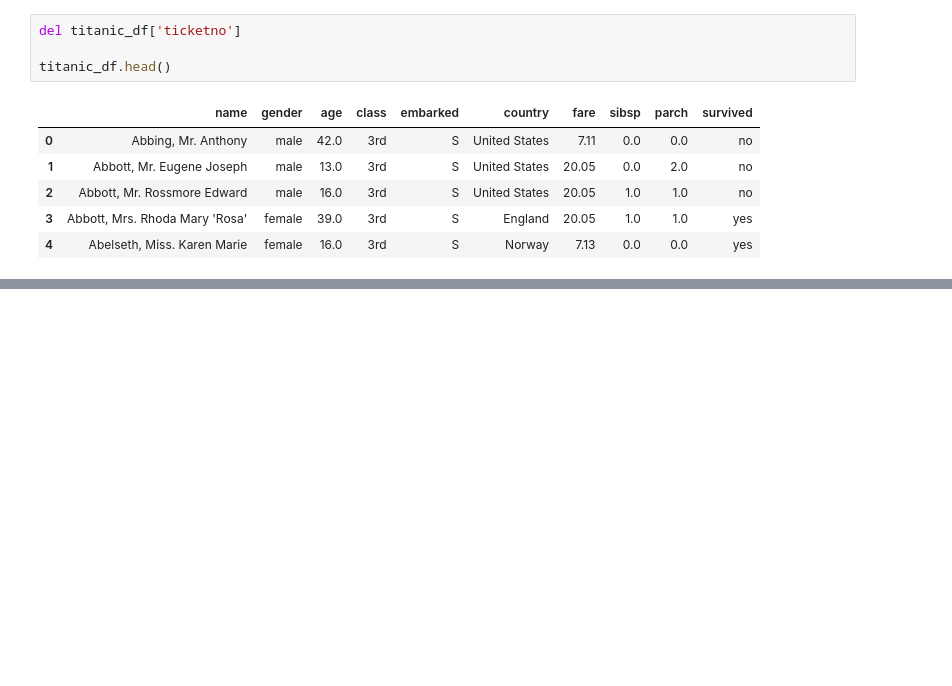
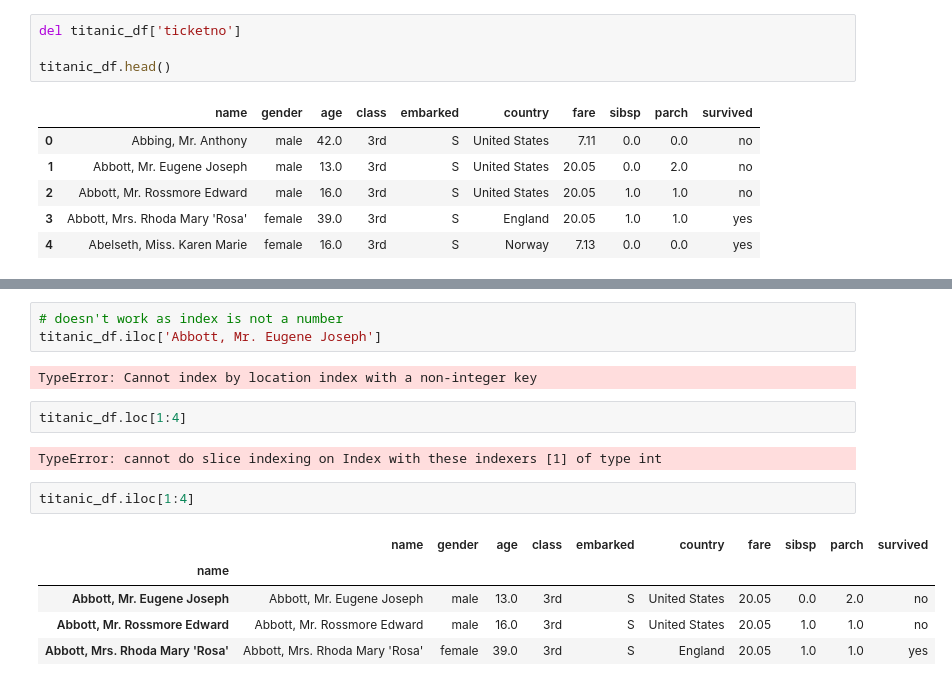
Before and after one commit to PrajwalLuitel/lambton_college_assessments, a Jupyter notebook: python_v2/class_practice/practice4.ipynb, the cells around one changed output, grey strips where cells are left out. Cells and saved outputs as stored; diff of their text form; blank space fills up the shorter version.

```diff
--- a/python_v2/class_practice/practice4.ipynb
+++ b/python_v2/class_practice/practice4.ipynb
@@ -92,0 +148,17 @@ titanic_df.head()
+# %%
+# doesn't work as index is not a number
+titanic_df.iloc['Abbott, Mr. Eugene Joseph']
+# %% [output]
+TypeError: Cannot index by location index with a non-integer key
+# %%
+titanic_df.loc[1:4]
+# %% [output]
+TypeError: cannot do slice indexing on Index with these indexers [1] of type int
+# %%
+titanic_df.iloc[1:4]
+# %% [output]
+|  | name | gender | age | class | embarked | country | fare | sibsp | parch | survived |
+| name |  |  |  |  |  |  |  |  |  |  |
+| Abbott, Mr. Eugene Joseph | Abbott, Mr. Eugene Joseph | male | 13.0 | 3rd | S | United States | 20.05 | 0.0 | 2.0 | no |
+| Abbott, Mr. Rossmore Edward | Abbott, Mr. Rossmore Edward | male | 16.0 | 3rd | S | United States | 20.05 | 1.0 | 1.0 | no |
+| Abbott, Mrs. Rhoda Mary 'Rosa' | Abbott, Mrs. Rhoda Mary 'Rosa' | female | 39.0 | 3rd | S | England | 20.05 | 1.0 | 1.0 | yes |
```
Also changed, not shown: parts of 11 cells of this notebook.
